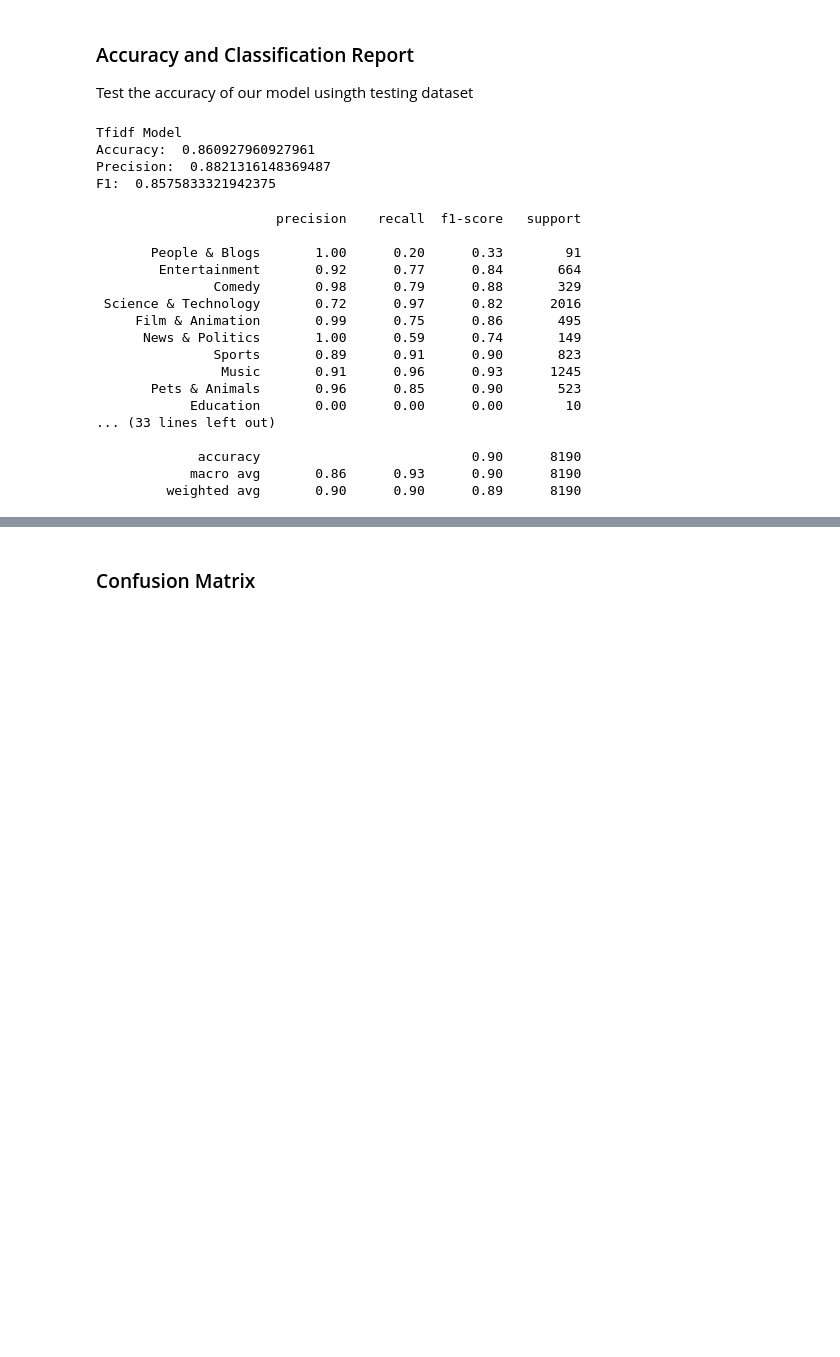
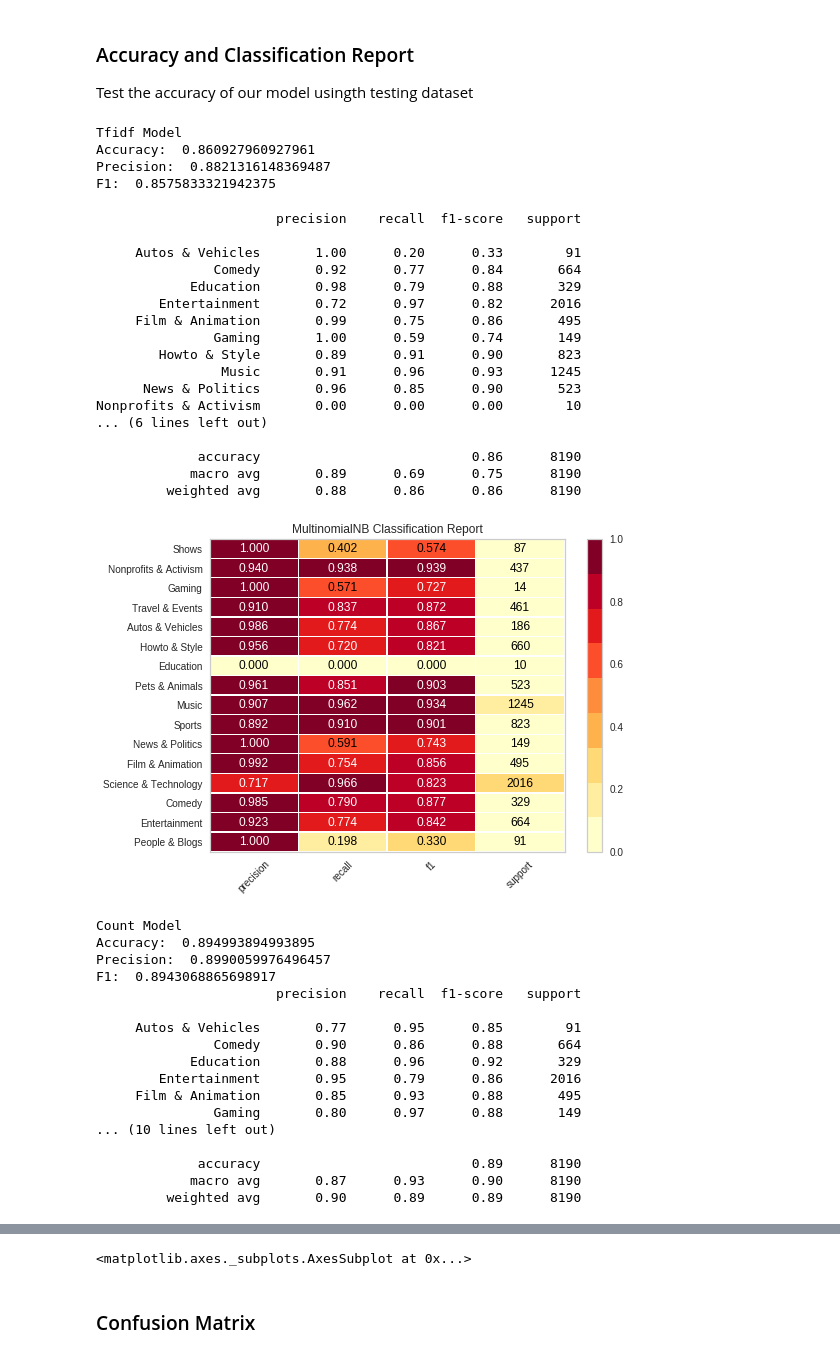
Before and after one commit to loc-vu/yt-trends, a Jupyter notebook: Naive Bayes Model.ipynb, the cells around one changed output, grey strips where cells are left out. Drawn from its saved outputs; the diff is of its cells as text; code cells hidden in the pictures; blank space fills up the shorter version.

```diff
--- a/Naive Bayes Model.ipynb
+++ b/Naive Bayes Model.ipynb
@@ -92,36 +95,66 @@ Test the accuracy of our model usingth testing dataset
 # %%
 pred_tfidf = clf_tfidf.predict(x_test_tfidf_vector)
 print("Tfidf Model")
 print("Accuracy: ", accuracy_score(y_test, pred_tfidf))
 print("Precision: ", metrics.precision_score(y_test, pred_tfidf, average='weighted'))
 print("F1: ", metrics.f1_score(y_test, pred_tfidf, average='weighted'))
-print(metrics.classification_report(y_test, pred_tfidf, target_names=target_names))
+print(metrics.classification_report(y_test, pred_tfidf))
+
+
+visualizer = ClassificationReport(clf_tfidf, classes=target_names, support=True)
+visualizer.fit(x_trained_tfidf_vector, y_train)
+visualizer.score(x_test_tfidf_vector, y_test)
+visualizer.show()
+
 
 pred_count = clf_count.predict(test_count_vector)
 print("Count Model")
 print("Accuracy: ", accuracy_score(y_test, pred_count))
 print("Precision: ", metrics.precision_score(y_test, pred_count, average='weighted'))
 print("F1: ", metrics.f1_score(y_test, pred_count, average='weighted'))
-print(metrics.classification_report(y_test, pred_count, target_names=target_names))
+print(metrics.classification_report(y_test, pred_count))
+
+visualizer = ClassificationReport(clf_count, support=True)
+visualizer.fit(train_count_vector, y_train)
+visualizer.score(test_count_vector, y_test)
+visualizer.show()
 # %% [output]
 Tfidf Model
 Accuracy:  0.860927960927961
 Precision:  0.8821316148369487
 F1:  0.8575833321942375
                        precision    recall  f1-score   support
 
-       People & Blogs       1.00      0.20      0.33        91
-        Entertainment       0.92      0.77      0.84       664
-               Comedy       0.98      0.79      0.88       329
- Science & Technology       0.72      0.97      0.82      2016
+     Autos & Vehicles       1.00      0.20      0.33        91
+               Comedy       0.92      0.77      0.84       664
+            Education       0.98      0.79      0.88       329
+        Entertainment       0.72      0.97      0.82      2016
      Film & Animation       0.99      0.75      0.86       495
-      News & Politics       1.00      0.59      0.74       149
-               Sports       0.89      0.91      0.90       823
+               Gaming       1.00      0.59      0.74       149
+        Howto & Style       0.89      0.91      0.90       823
                 Music       0.91      0.96      0.93      1245
-       Pets & Animals       0.96      0.85      0.90       523
-            Education       0.00      0.00      0.00        10
-... (33 lines left out)
+      News & Politics       0.96      0.85      0.90       523
+Nonprofits & Activism       0.00      0.00      0.00        10
+... (6 lines left out)
 
-             accuracy                           0.90      8190
-            macro avg       0.86      0.93      0.90      8190
-         weighted avg       0.90      0.90      0.89      8190
+             accuracy                           0.86      8190
+            macro avg       0.89      0.69      0.75      8190
+         weighted avg       0.88      0.86      0.86      8190
+[figure, added]
+Count Model
+Accuracy:  0.894993894993895
+Precision:  0.8990059976496457
+F1:  0.8943068865698917
+                       precision    recall  f1-score   support
+
+     Autos & Vehicles       0.77      0.95      0.85        91
+               Comedy       0.90      0.86      0.88       664
+            Education       0.88      0.96      0.92       329
+        Entertainment       0.95      0.79      0.86      2016
+     Film & Animation       0.85      0.93      0.88       495
+               Gaming       0.80      0.97      0.88       149
+... (10 lines left out)
+
+             accuracy                           0.89      8190
+            macro avg       0.87      0.93      0.90      8190
+         weighted avg       0.90      0.89      0.89      8190
@@ -128,3 +162,4 @@ F1:  0.8575833321942375
+<matplotlib.axes._subplots.AxesSubplot at 0x...>
 # %% [markdown]
 ### Confusion Matrix
 # %%
```
Also changed, not shown: parts of 11 cells of this notebook, 1 other file.
